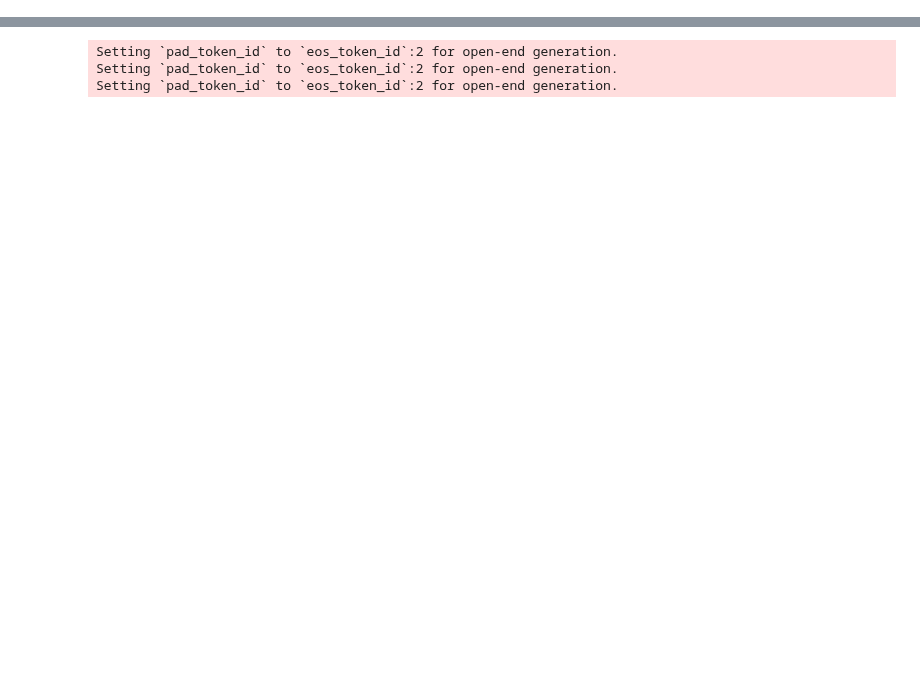
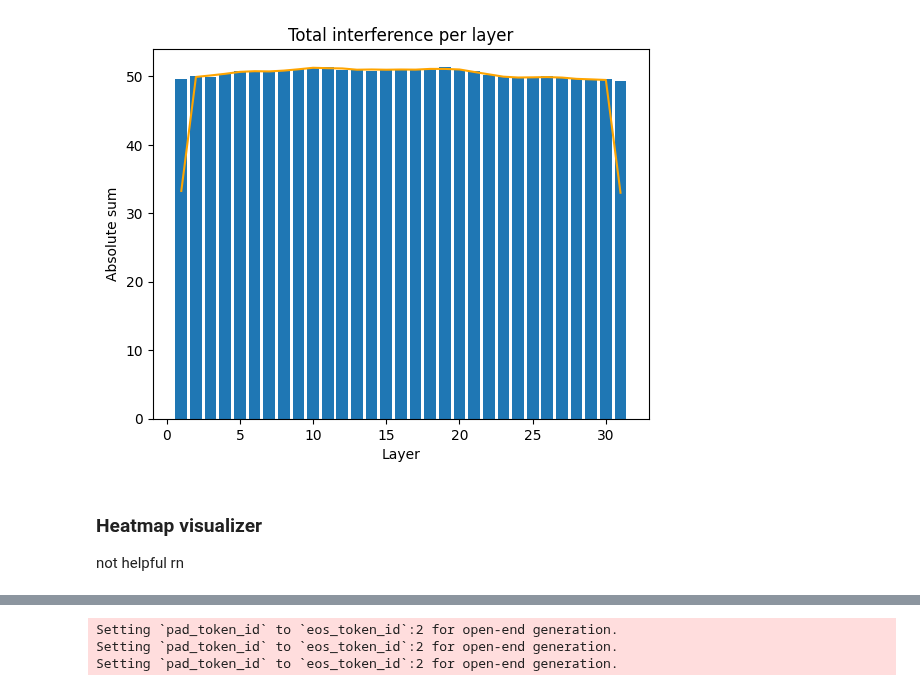
Before and after one commit to danielmccannsayles/representation-jabberwocky, a Jupyter notebook: notebooks/new_reader.ipynb, the cells around one changed output, grey strips where cells are left out. Cells and saved outputs as stored; diff of their text form; code cells hidden in the pictures; blank space fills up the shorter version.

```diff
--- a/notebooks/new_reader.ipynb
+++ b/notebooks/new_reader.ipynb
@@ -87,0 +154,32 @@ len(train)
+# %%
+def layer_interference(control_direction: dict[int, np.ndarray]):
+    """
+    Bar graph showing total amount of interference per layer the concept direction stipulates
+
+    control_direction: dict[layer_index -> np.ndarray of shape (hidden_dim,)]
+    """
+    layers = list(control_direction.keys())
+    vectors = [control_direction[layer] for layer in layers]
+
+    # Red for negative, blue for positive
+    strengths = [np.abs(v).sum() for v in vectors]
+
+
+    plt.bar(layers, strengths)
+
+    # rolling avg.
+    rolling = np.convolve(strengths, np.ones(3)/3, mode="same")
+    plt.plot(layers, rolling, linestyle="-", color="orange")
+
+    plt.xlabel("Layer")
+    plt.ylabel("Absolute sum")
+    plt.title("Total interference per layer")
+    plt.show()
+# %%
+layer_interference(control_vector.directions)
+# %% [output]
+[figure, added]
+# %% [markdown]
+### Heatmap visualizer
+
+not helpful rn
```
Also changed, not shown: parts of 29 cells of this notebook, 1 other file.
